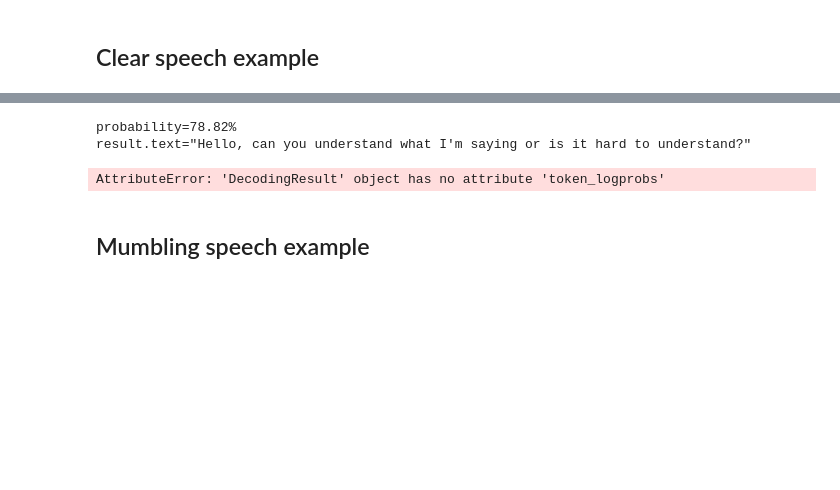
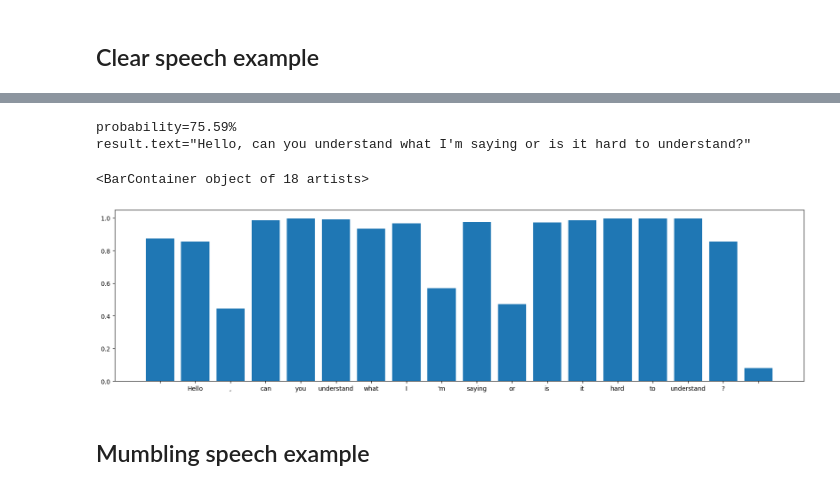
Before and after one commit to babldev/whisper, a Jupyter notebook: notebooks/Confidence.ipynb, the cells around one changed output, grey strips where cells are left out. Saved outputs shown, nothing was run; the diff lists cells and outputs as text; code cells hidden in the pictures; blank space fills up the shorter version.

```diff
--- a/notebooks/Confidence.ipynb
+++ b/notebooks/Confidence.ipynb
@@ -37,11 +37,27 @@ TypeError: __init__() got an unexpected keyword argument 'token_logprobs'
 probability = torch.exp(torch.tensor(result.avg_logprob)).item()  # convert log probability to probability
 print(f'{probability=:.2%}')
 print(f'{result.text=}')
-print(f'{result.token_logprobs=}')
 # %% [output]
-probability=78.82%
+probability=75.59%
 result.text="Hello, can you understand what I'm saying or is it hard to understand?"
-AttributeError: 'DecodingResult' object has no attribute 'token_logprobs'
+# %%
+token_probability = list(
+    zip(
+        result.text_tokens,
+        torch.exp(result.token_logprobs)
+    )
+)
+
+# Plot the confidence of each token using matplotlib, with a bar chart indicating the probability of each token and a text label indicating the token itself.
+plt.figure(figsize=(20, 5))
+plt.bar(
+    range(len(token_probability)),
+    [p for _, p in token_probability],
+    tick_label=[t for t, _ in token_probability],
+)
+# %% [output]
+<BarContainer object of 18 artists>
+[figure, added]
 # %% [markdown]
 ## Mumbling speech example
 # %%
```
Also changed, not shown: parts of 4 cells of this notebook, 2 other files.
